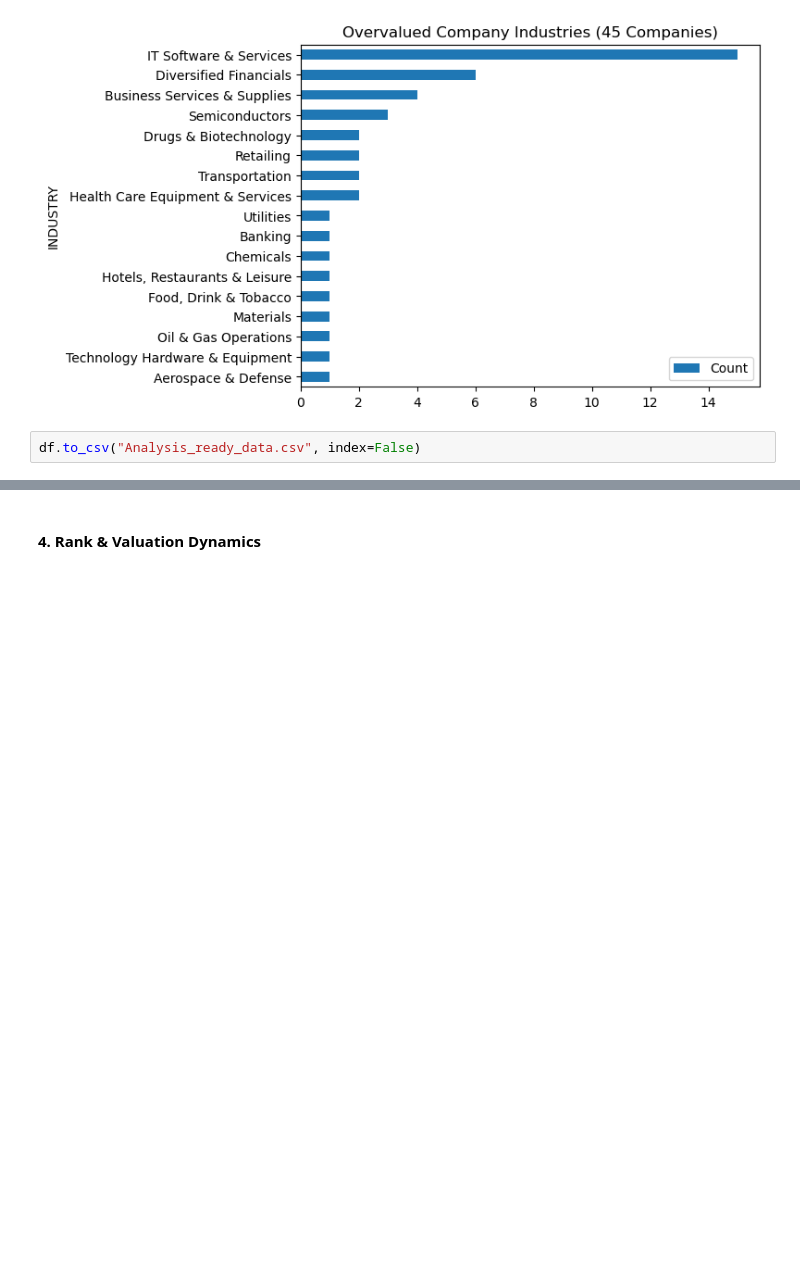
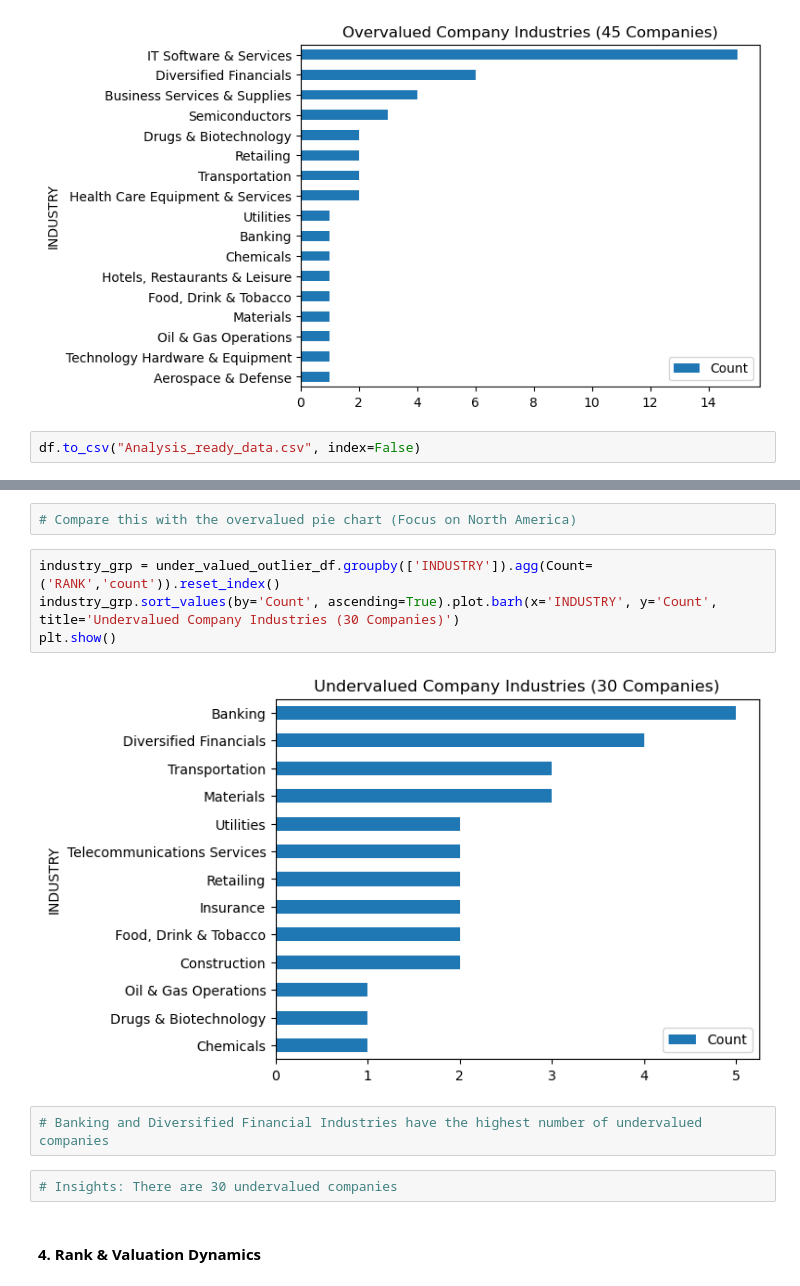
Before and after one commit to GauriR011/Forbes-Global-2025, a Jupyter notebook: Code.ipynb, the cells around one changed output, grey strips where cells are left out. Cells and saved outputs as stored; diff of their text form; blank space fills up the shorter version.

```diff
--- a/Code.ipynb
+++ b/Code.ipynb
@@ -709,3 +790,15 @@ df.to_csv("Analysis_ready_data.csv", index=False)
+# %%
+# Compare this with the overvalued pie chart (Focus on North America)
+# %%
+industry_grp = under_valued_outlier_df.groupby(['INDUSTRY']).agg(Count= ('RANK','count')).reset_index()
+industry_grp.sort_values(by='Count', ascending=True).plot.barh(x='INDUSTRY', y='Count', title='Undervalued Company Industries (30 Companies)')
+plt.show()
+# %% [output]
+[figure, added]
+# %%
+# Banking and Diversified Financial Industries have the highest number of undervalued companies
+# %%
+# Insights: There are 30 undervalued companies
 # %% [markdown]
 #### 4. Rank & Valuation Dynamics
 # %% [markdown]
```
Also changed, not shown: parts of 25 cells of this notebook, 1 other file.
